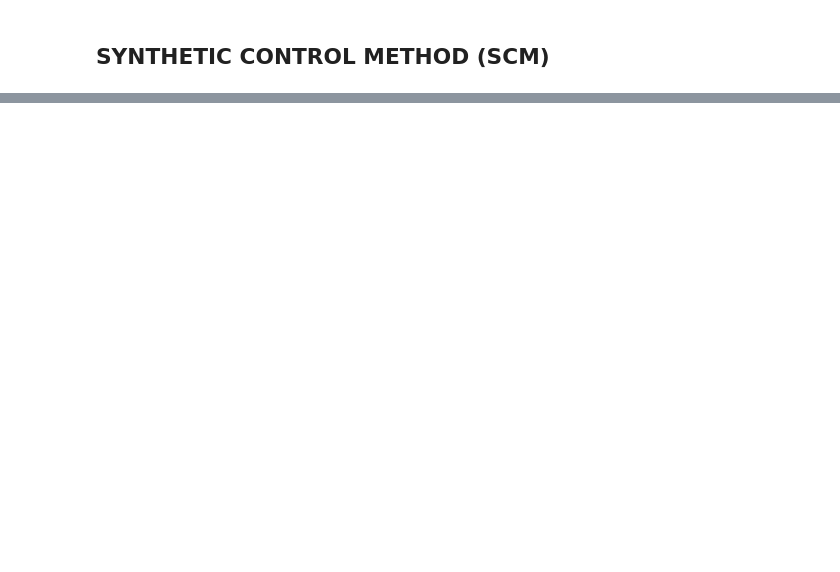
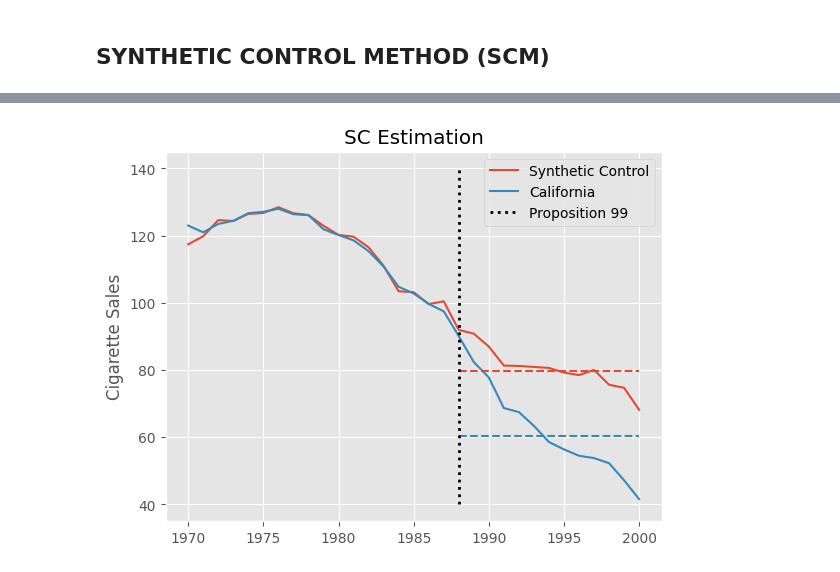
Before and after one commit to rod53/BrScienceSCM, a Jupyter notebook: IGERDBR.ipynb, the cells around one changed output, grey strips where cells are left out. Drawn from its saved outputs; the diff is of its cells as text; code cells hidden in the pictures; blank space fills up the shorter version.

```diff
--- a/IGERDBR.ipynb
+++ b/IGERDBR.ipynb
@@ -718,0 +770,16 @@ strong multicollinearity or other numerical problems.
+# %%
+from sc import SyntheticControl
+
+sc_model = SyntheticControl()
+
+y_co_pre = dfs.query("~after_treatment").query("~treated").pivot("year", "Country", "cigsale")
+y_tr_pre = dfs.query("~after_treatment").query("treated")["cigsale"]
+
+sc_model.fit(y_co_pre, y_tr_pre)
+sc_weights = pd.Series(sc_model.w_, index=y_co_pre.columns, name="sc_w")
+
+sc = dfs.query("~treated").pivot("year", "Country", "cigsale").dot(sc_weights)
+
+att = dfs.query("treated")["cigsale"][sc.index > 1988].mean() - sc[sc.index > 1988].mean()
+
+print("SC ATT: ", att.round(4))
@@ -718,0 +792,16 @@ strong multicollinearity or other numerical problems.
+# %%
+plt.plot(sc, label="Synthetic Control")
+plt.plot(sc.index, dfs.query("treated")["cigsale"], label="California", color="C1")
+
+calif_avg = dfs.query("treated")["cigsale"][sc.index > 1988].mean()
+sc_avg = sc[sc.index > 1988].mean()
+
+plt.hlines(calif_avg, 1988, 2000, color="C1", ls="dashed")
+plt.hlines(sc_avg, 1988, 2000, color="C0", ls="dashed")
+
+plt.title("SC Estimation")
+plt.ylabel("Cigarette Sales")
+plt.vlines(x=1988, ymin=40, ymax=140, linestyle=":", lw=2, label="Proposition 99", color="black")
+plt.legend();
+# %% [output]
+[figure, added]
```
Also changed, not shown: parts of 106 cells of this notebook.
